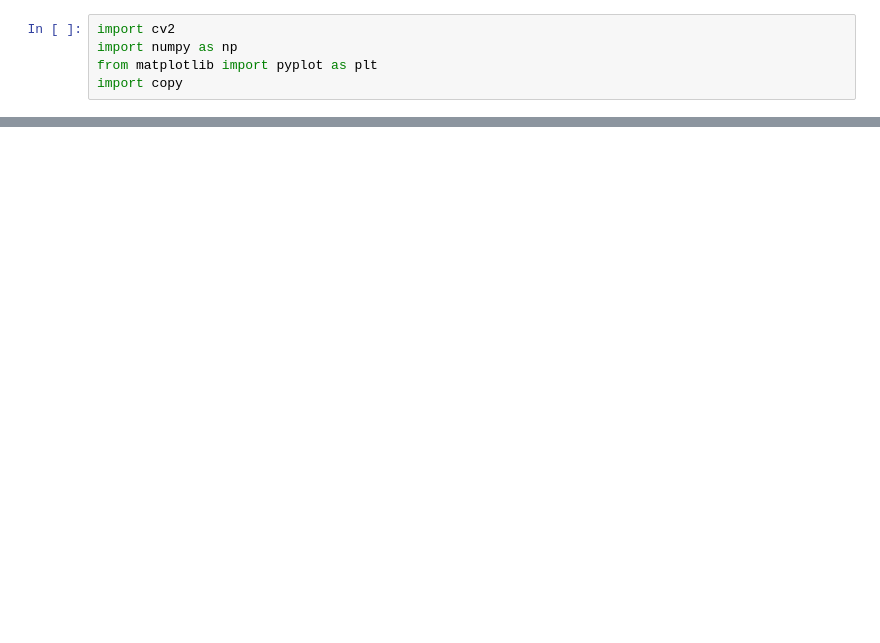
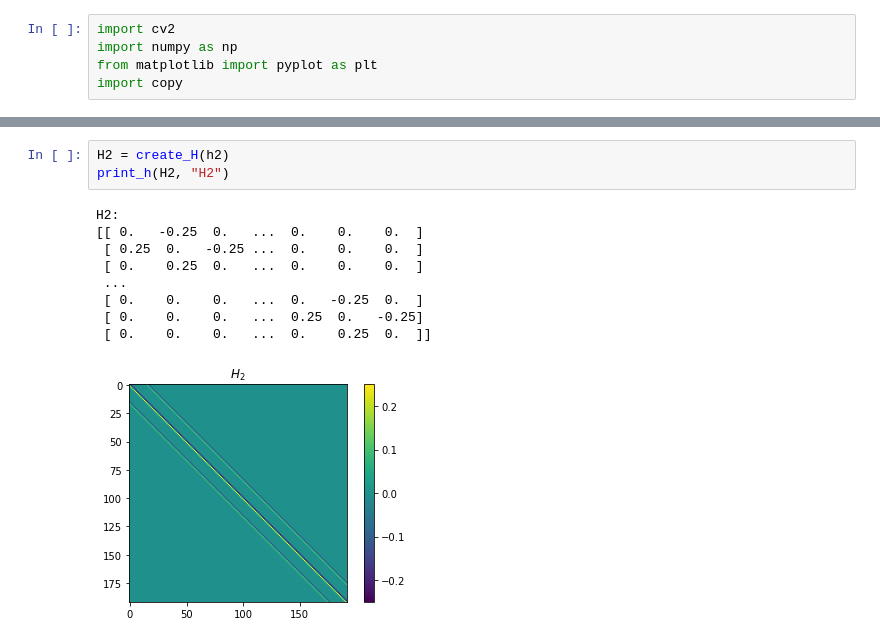
Before and after one commit to nirey10/CV202-HW2, a Jupyter notebook: ex2.ipynb, the cells around one changed output, grey strips where cells are left out. Cells and saved outputs as stored; diff of their text form; blank space fills up the shorter version.

```diff
--- a/ex2.ipynb
+++ b/ex2.ipynb
@@ -45,0 +57,13 @@ plt.show()
+# %%
+H2 = create_H(h2)
+print_h(H2, "H2")
+# %% [output]
+H2:
+[[ 0.   -0.25  0.   ...  0.    0.    0.  ]
+ [ 0.25  0.   -0.25 ...  0.    0.    0.  ]
+ [ 0.    0.25  0.   ...  0.    0.    0.  ]
+ ...
+ [ 0.    0.    0.   ...  0.   -0.25  0.  ]
+ [ 0.    0.    0.   ...  0.25  0.   -0.25]
+ [ 0.    0.    0.   ...  0.    0.25  0.  ]]
+[figure, added]
```
Also changed, not shown: parts of 11 cells of this notebook.
